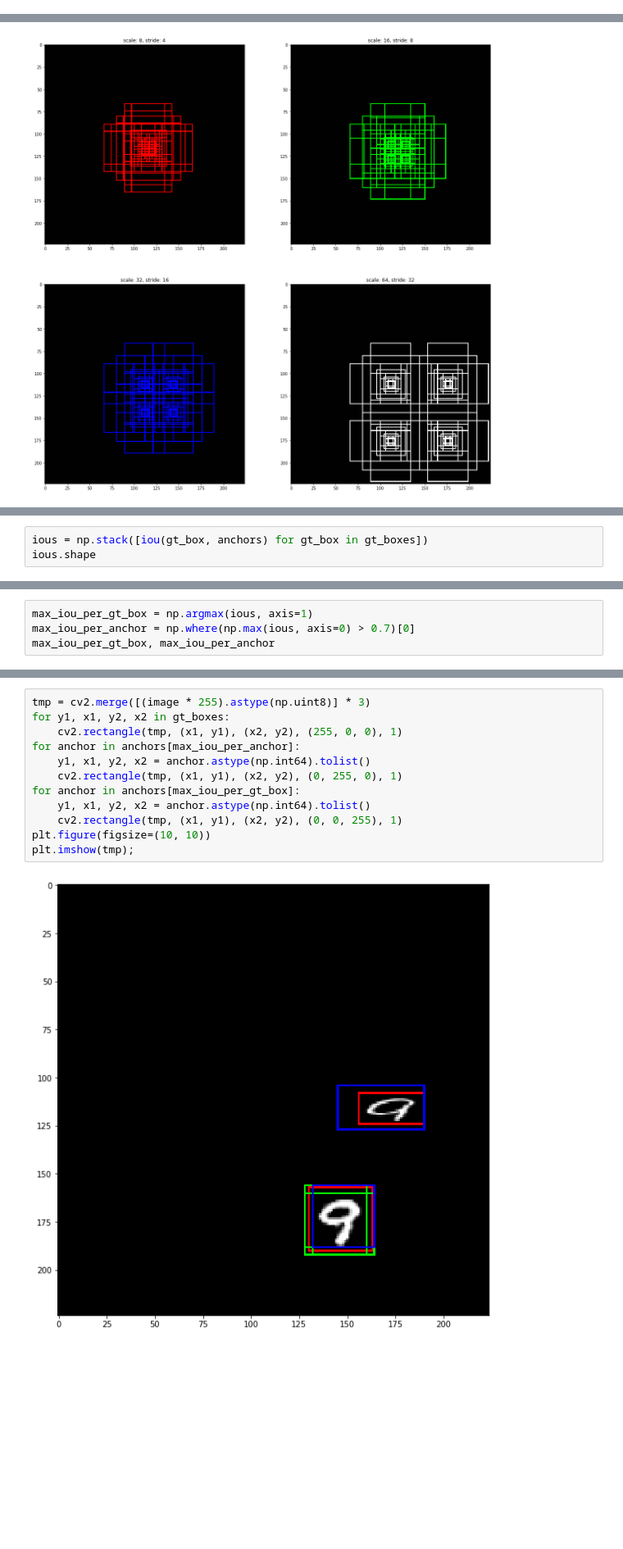
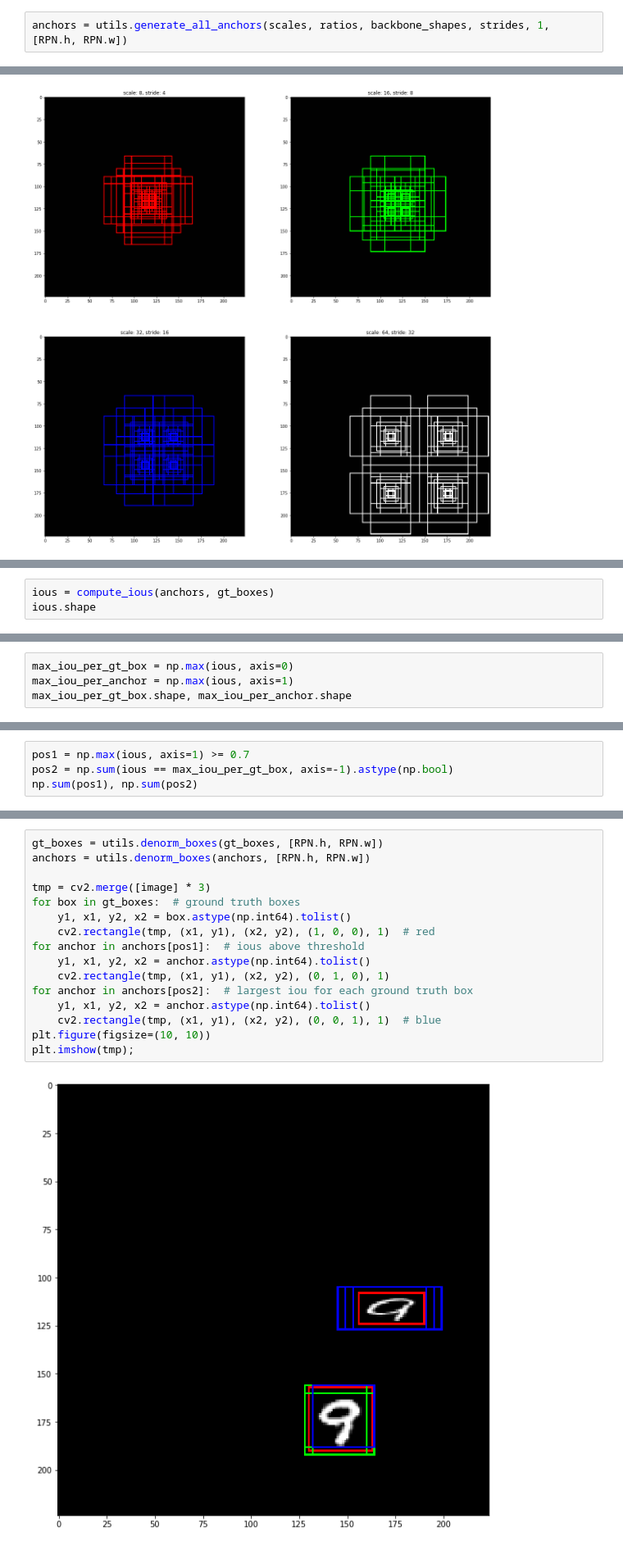
Before and after one commit to gabrielwong159/tf, a Jupyter notebook: rpn/test_anchor_generation.ipynb, the cells around one changed output, grey strips where cells are left out. Shown at 82% size. Drawn from its saved outputs; the diff is of its cells as text; blank space fills up the shorter version.

```diff
--- a/rpn/test_anchor_generation.ipynb
+++ b/rpn/test_anchor_generation.ipynb
@@ -88,3 +68,5 @@ anchors_per_level, sum(anchors_per_level)
+# %%
+anchors = utils.generate_all_anchors(scales, ratios, backbone_shapes, strides, 1, [RPN.h, RPN.w])
 # %%
 colors = [(255, 0, 0), (0, 255, 0), (0, 0, 255), (255, 255, 255)]
 
@@ -125,4 +106,4 @@ def iou(box, boxes):
 # %%
-ious = np.stack([iou(gt_box, anchors) for gt_box in gt_boxes])
+ious = compute_ious(anchors, gt_boxes)
 ious.shape
 # %% [output]
@@ -130,5 +111,5 @@ ious.shape
 # %%
-max_iou_per_gt_box = np.argmax(ious, axis=1)
-max_iou_per_anchor = np.where(np.max(ious, axis=0) > 0.7)[0]
-max_iou_per_gt_box, max_iou_per_anchor
+max_iou_per_gt_box = np.max(ious, axis=0)
+max_iou_per_anchor = np.max(ious, axis=1)
+max_iou_per_gt_box.shape, max_iou_per_anchor.shape
 # %% [output]
@@ -135,0 +117,4 @@ max_iou_per_gt_box, max_iou_per_anchor
+# %%
+pos1 = np.max(ious, axis=1) >= 0.7
+pos2 = np.sum(ious == max_iou_per_gt_box, axis=-1).astype(np.bool)
+np.sum(pos1), np.sum(pos2)
@@ -136,14 +123,18 @@ max_iou_per_gt_box, max_iou_per_anchor
 # %%
-tmp = cv2.merge([(image * 255).astype(np.uint8)] * 3)
-for y1, x1, y2, x2 in gt_boxes:
-    cv2.rectangle(tmp, (x1, y1), (x2, y2), (255, 0, 0), 1)
-for anchor in anchors[max_iou_per_anchor]:
+gt_boxes = utils.denorm_boxes(gt_boxes, [RPN.h, RPN.w])
+anchors = utils.denorm_boxes(anchors, [RPN.h, RPN.w])
+
+tmp = cv2.merge([image] * 3)
+for box in gt_boxes:  # ground truth boxes
+    y1, x1, y2, x2 = box.astype(np.int64).tolist()
+    cv2.rectangle(tmp, (x1, y1), (x2, y2), (1, 0, 0), 1)  # red
+for anchor in anchors[pos1]:  # ious above threshold
     y1, x1, y2, x2 = anchor.astype(np.int64).tolist()
-    cv2.rectangle(tmp, (x1, y1), (x2, y2), (0, 255, 0), 1)
-for anchor in anchors[max_iou_per_gt_box]:
+    cv2.rectangle(tmp, (x1, y1), (x2, y2), (0, 1, 0), 1)
+for anchor in anchors[pos2]:  # largest iou for each ground truth box
     y1, x1, y2, x2 = anchor.astype(np.int64).tolist()
-    cv2.rectangle(tmp, (x1, y1), (x2, y2), (0, 0, 255), 1)
+    cv2.rectangle(tmp, (x1, y1), (x2, y2), (0, 0, 1), 1)  # blue
 plt.figure(figsize=(10, 10))
 plt.imshow(tmp);
 # %% [output]
-[figure, old version]
+[figure, new version]
```
Also changed, not shown: parts of 14 cells of this notebook, 5 other files.
